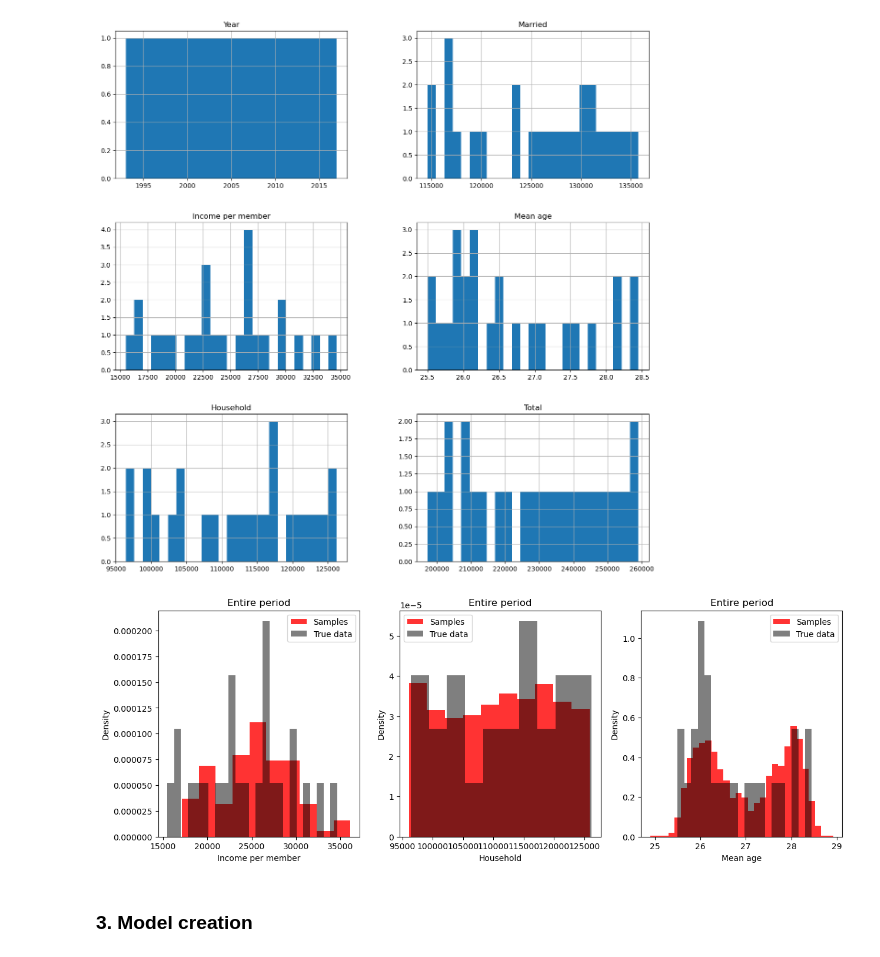
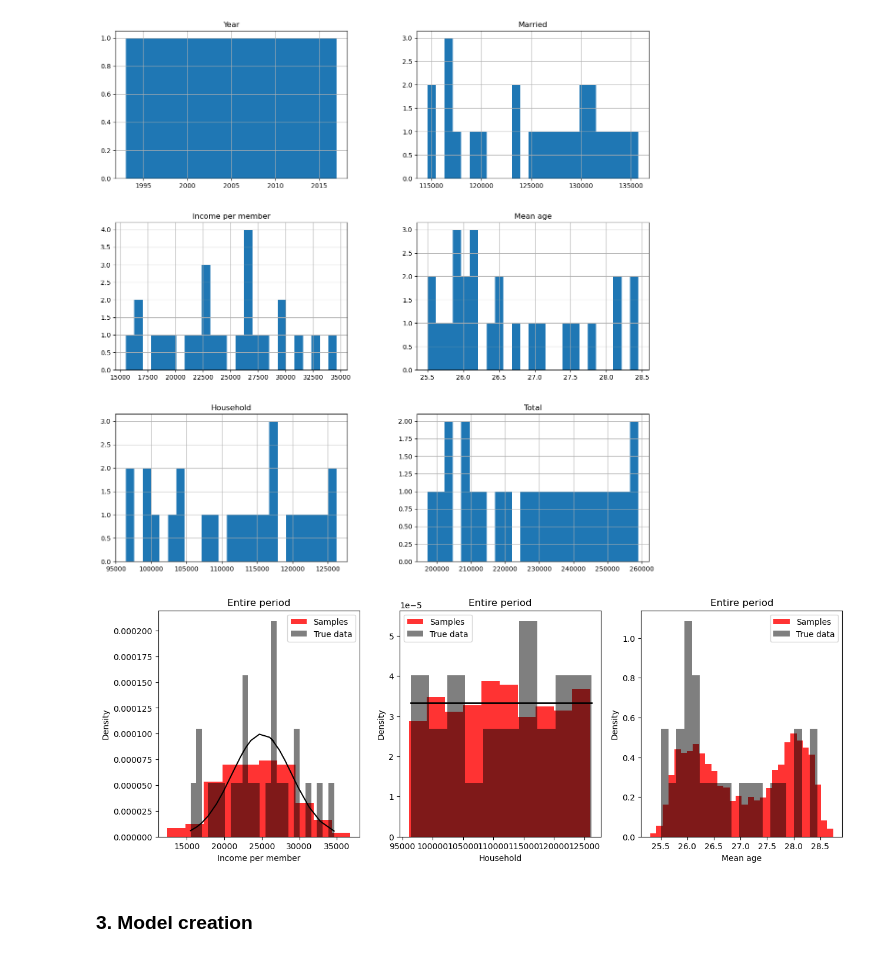
Before and after one commit to Julnowak/DA_project, a Jupyter notebook: final.ipynb, the cells around one changed output. Drawn from its saved outputs; the diff is of its cells as text; code cells hidden in the pictures.

```diff
--- a/final.ipynb
+++ b/final.ipynb
@@ -207,38 +207,41 @@ plt.show()
 
 plt.figure(figsize=(15,5))
 plt.subplot(1,3,1)
-sim = random.normal(25000, 4000, 100)
+sim = random.normal(25000, 4000, 100) # mu, sigma, samples
+plt.plot(df['Income per member'], stats.norm.pdf(df['Income per member'], 25000, 4000), c='k')
 plt.hist(sim, color='red', alpha = 0.8, density=True, label="Samples")
 plt.hist(df['Income per member'], color='black',bins=25, alpha = 0.5, density=True, label="True data")
 plt.title('Entire period')
 plt.ylabel('Density')
 plt.xlabel('Income per member')
 plt.legend()
 
 plt.subplot(1,3,2)
-sim = random.uniform(96000, 126000, 1000)
+sim = random.uniform(96000, 126000, 1000) # a - from, b - to, samples
+# 1/(a-b) - height
+plt.plot(df['Household'], [1/(126000-96000)]*len(df['Household']), linewidth=2, color='k')
 plt.hist(sim, color='red', alpha = 0.8, density=True, label="Samples")
 plt.hist(df['Household'], color='black',bins=10, alpha = 0.5, density=True, label="True data")
 plt.title('Entire period')
 plt.ylabel('Density')
 plt.xlabel('Household')
 plt.legend()
 
 plt.subplot(1,3,3)
 sim = random.uniform(96000, 126000, 1000)
 s = np.random.lognormal(0.15, 0.38, 1000) + 25
 d = -np.random.lognormal(0.09, 0.4, 1000)+ 29
 
 X = np.concatenate([s,d])
 plt.hist(X, color='red', alpha = 0.8, density=True, bins=30, label="Samples")
 plt.hist(df['Mean age'], color='black', bins=20, alpha = 0.5, density=True, label="True data")
 plt.title('Entire period')
 plt.ylabel('Density')
 plt.xlabel('Mean age')
 plt.legend()
 plt.show()
 # %% [output]
-[figure, old version]
+[figure, new version]
 # %% [markdown]
 ### 3. Model creation
 # %% [markdown]
```
Also changed, not shown: parts of 3 cells of this notebook, 7 other files.
